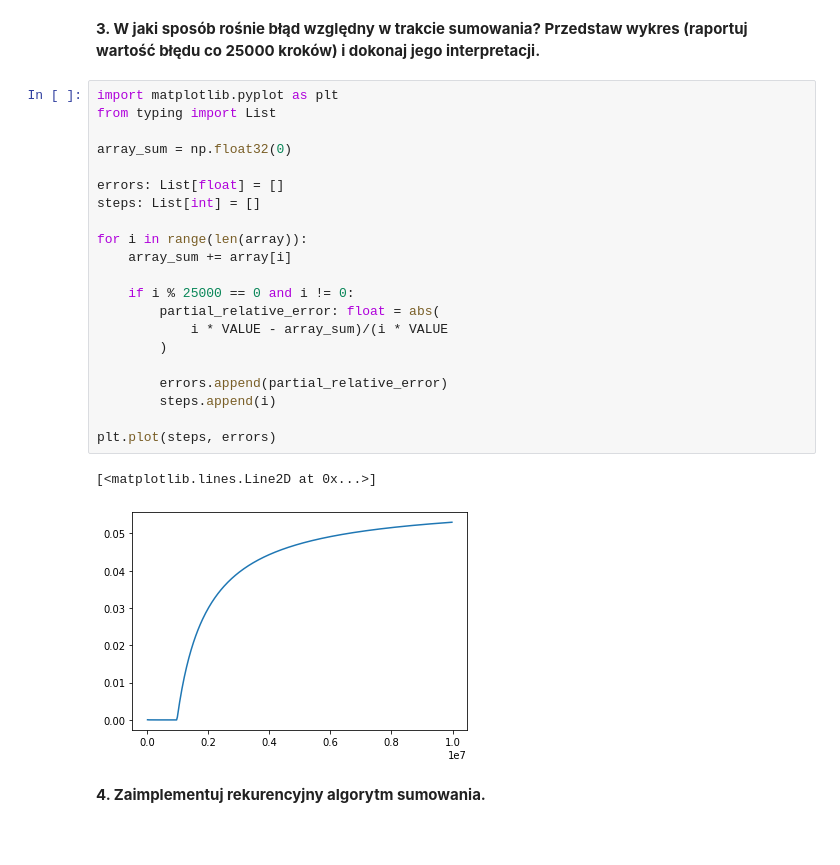
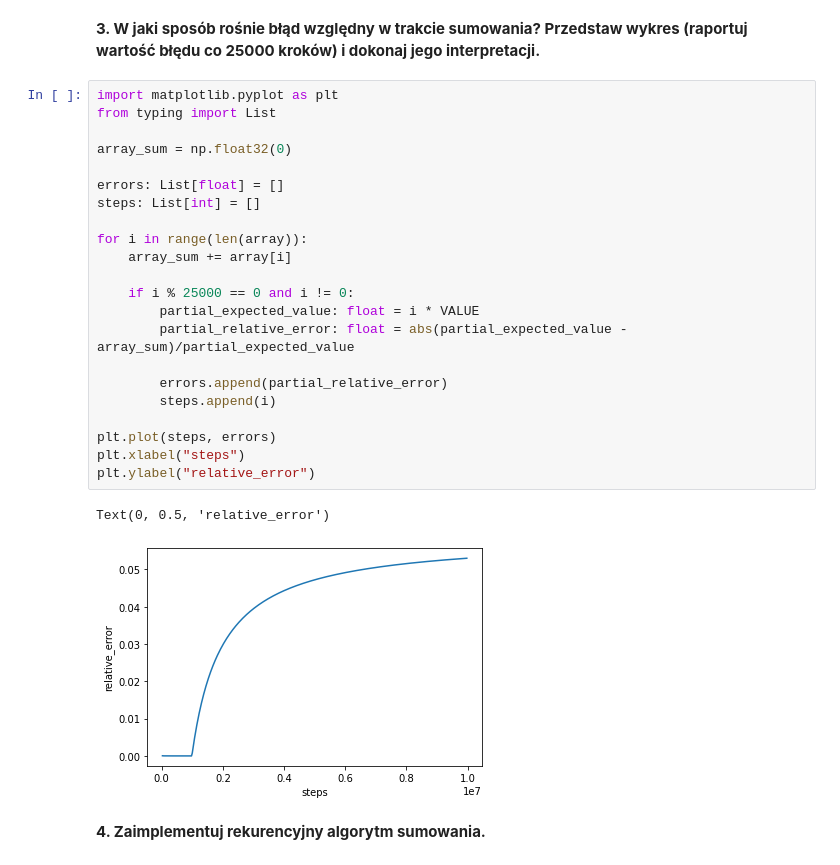
Before and after one commit to pweglik/mownit, a Jupyter notebook: lab1.ipynb, the cells around one changed output. Saved outputs shown, nothing was run; the diff lists cells and outputs as text; blank space fills up the shorter version.

```diff
--- a/lab1.ipynb
+++ b/lab1.ipynb
@@ -46,27 +47,28 @@ Podczas dodawania dużej i małej liczby mantysa jest dostosowywana do tej duże
 # %%
 import matplotlib.pyplot as plt
 from typing import List
 
 array_sum = np.float32(0)
 
 errors: List[float] = []
 steps: List[int] = []
 
 for i in range(len(array)):
     array_sum += array[i]
 
     if i % 25000 == 0 and i != 0:
-        partial_relative_error: float = abs(
-            i * VALUE - array_sum)/(i * VALUE
-        )
+        partial_expected_value: float = i * VALUE
+        partial_relative_error: float = abs(partial_expected_value - array_sum)/partial_expected_value
 
         errors.append(partial_relative_error)
         steps.append(i)
 
 plt.plot(steps, errors)
+plt.xlabel("steps")
+plt.ylabel("relative_error")
 # %% [output]
-[<matplotlib.lines.Line2D at 0x...>]
+Text(0, 0.5, 'relative_error')
-[figure, old version]
+[figure, new version]
 # %% [markdown]
 **4.  Zaimplementuj rekurencyjny algorytm sumowania.**
 # %%
```
Also changed, not shown: parts of 33 cells of this notebook.
